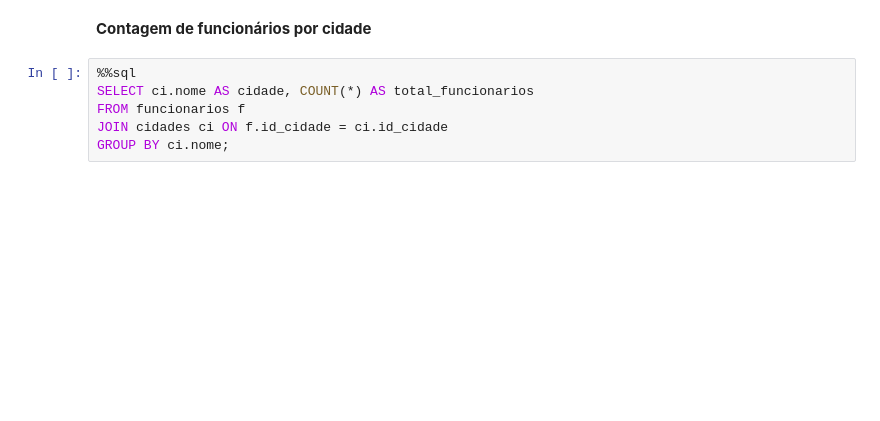
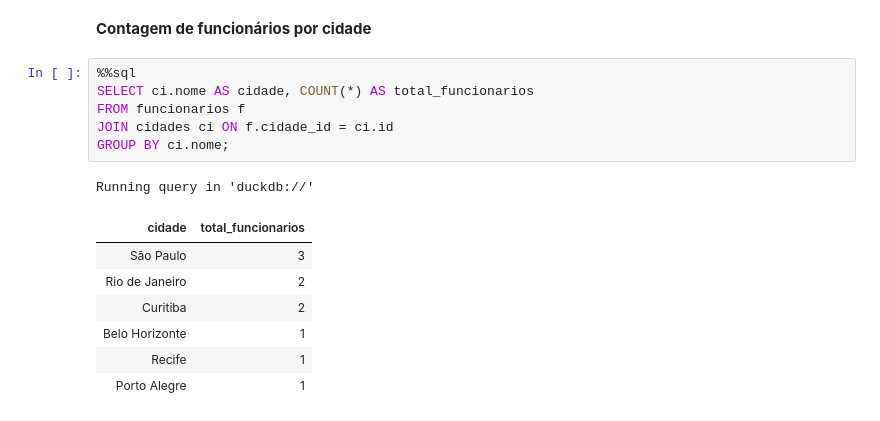
Before and after one commit to wallingson12/SQL, a Jupyter notebook: SQL_QUERYS.ipynb, the cells around one changed output. Saved outputs shown, nothing was run; the diff lists cells and outputs as text; blank space fills up the shorter version.

```diff
--- a/SQL_QUERYS.ipynb
+++ b/SQL_QUERYS.ipynb
@@ -218,6 +368,15 @@ GROUP BY ci.nome;
 # %%
 %%sql
 SELECT ci.nome AS cidade, COUNT(*) AS total_funcionarios
 FROM funcionarios f
-JOIN cidades ci ON f.id_cidade = ci.id_cidade
+JOIN cidades ci ON f.cidade_id = ci.id
 GROUP BY ci.nome;
+# %% [output]
+Running query in 'duckdb://'
+| cidade | total_funcionarios |
+| São Paulo | 3 |
+| Rio de Janeiro | 2 |
+| Curitiba | 2 |
+| Belo Horizonte | 1 |
+| Recife | 1 |
+| Porto Alegre | 1 |
```
Also changed, not shown: parts of 16 cells of this notebook.
